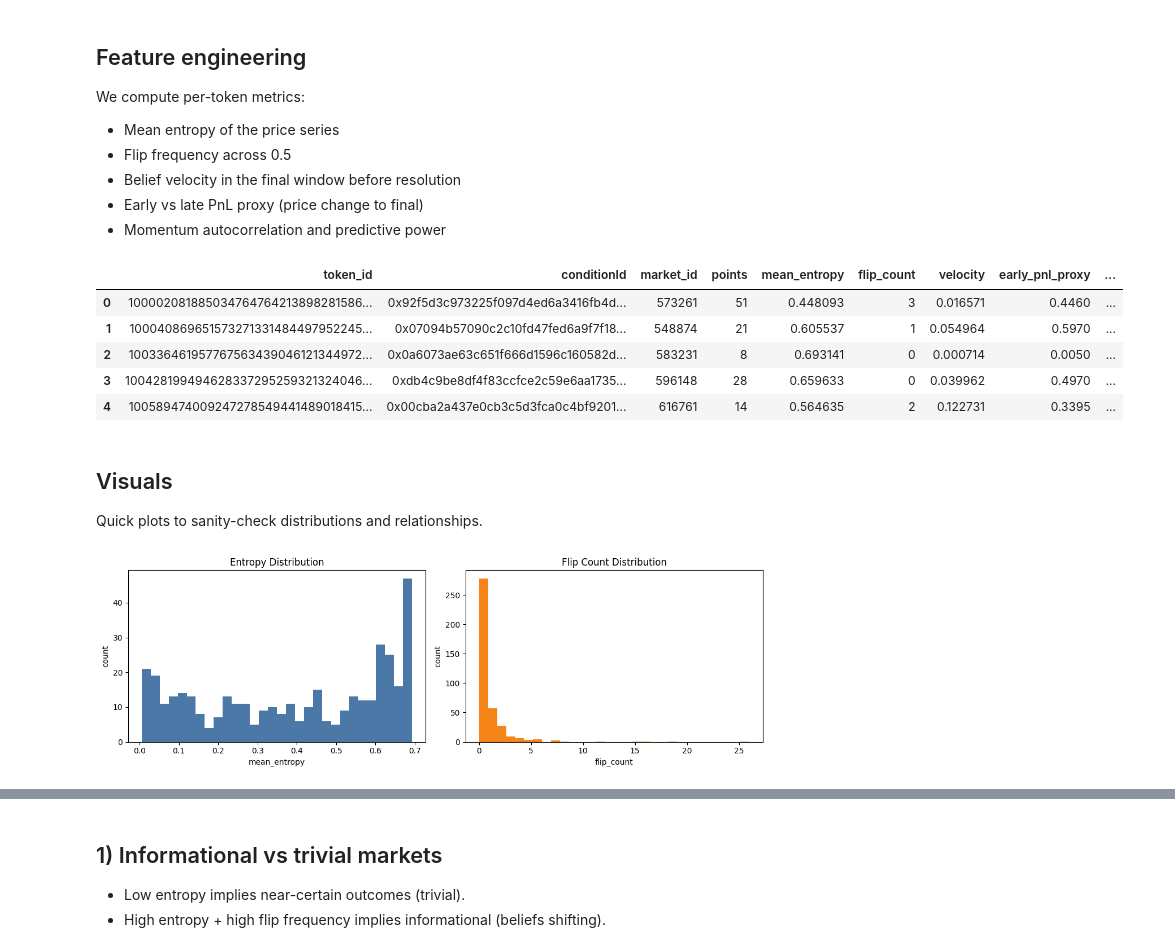
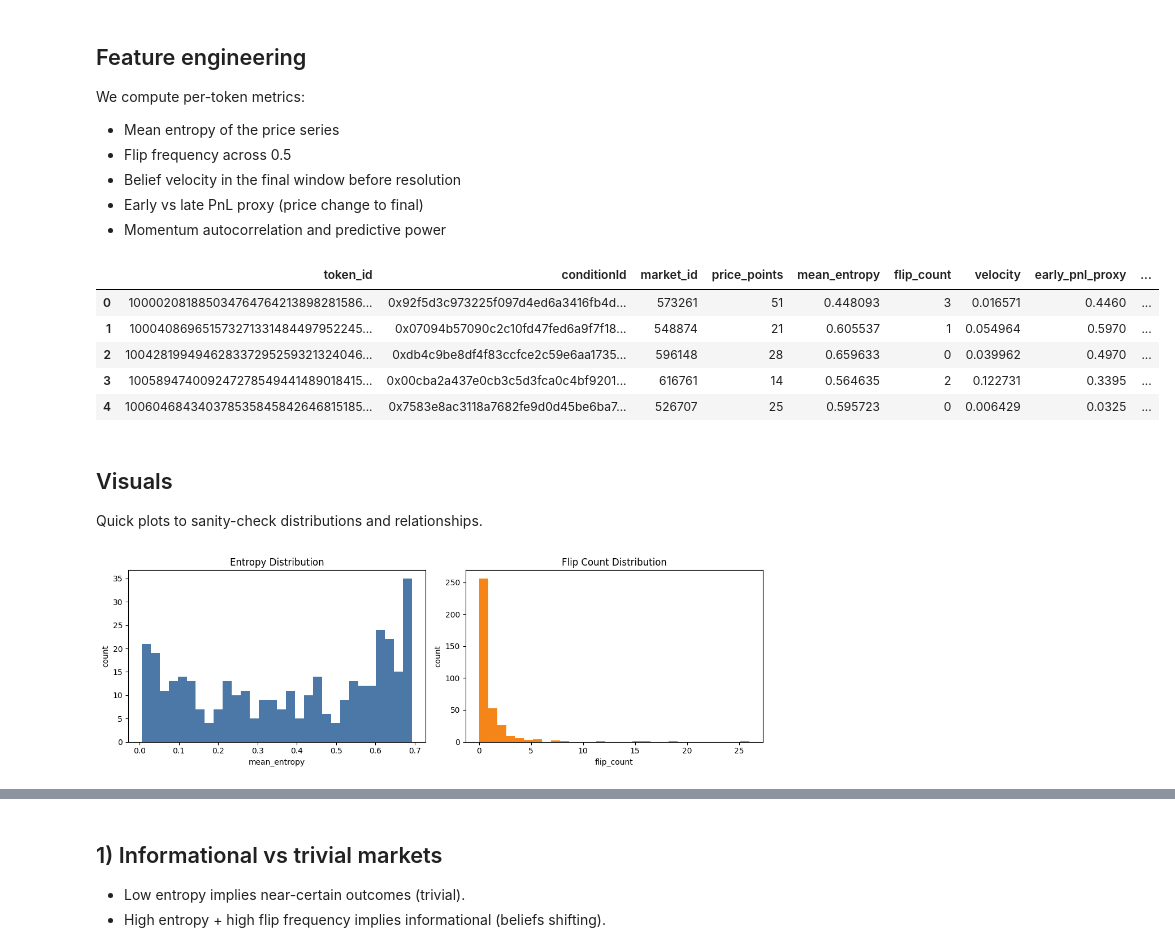
Before and after one commit to AksharRavichandran/Polymarket_Social_Signals, a Jupyter notebook: notebooks/momentum_analysis/momentum_analysis.ipynb, the cells around one changed output, grey strips where cells are left out. Cells and saved outputs as stored; diff of their text form; code cells hidden in the pictures.

```diff
--- a/notebooks/momentum_analysis/momentum_analysis.ipynb
+++ b/notebooks/momentum_analysis/momentum_analysis.ipynb
@@ -245,40 +245,40 @@ for token_id, g in token_groups:
     prices = g['price'].to_numpy()
     if len(prices) < MIN_POINTS:
         continue
     cid = g['conditionId'].iloc[0]
     resolution_time = get_resolution_time(markets_df, cid)
     mean_entropy = float(np.mean(entropy(prices)))
     flips = int(flip_frequency(prices))
     velocity = belief_velocity(g['timestamp'], prices, resolution_time)
     early_pnl, late_pnl = early_late_pnl(prices)
     autocorr, pred = momentum_metrics(prices)
     rows.append({
         'token_id': token_id,
         'conditionId': cid,
         'market_id': g['market_id'].iloc[0],
-        'points': len(prices),
+        'price_points': len(prices),
         'mean_entropy': mean_entropy,
         'flip_count': flips,
         'velocity': velocity,
         'early_pnl_proxy': early_pnl,
         'late_pnl_proxy': late_pnl,
         'autocorr': autocorr,
         'pred_power': pred,
         'final_price': prices[-1],
     })
 
 metrics = pd.DataFrame(rows)
 question_map = _question_map(markets_df)
 metrics['question'] = metrics['conditionId'].astype(str).map(question_map)
 metrics.loc[metrics['question'].isna(), 'question'] = metrics['market_id'].astype(str).map(question_map)
 metrics.head()
 # %% [output]
-|  | token_id | conditionId | market_id | points | mean_entropy | flip_count | velocity | early_pnl_proxy | ... |
+|  | token_id | conditionId | market_id | price_points | mean_entropy | flip_count | velocity | early_pnl_proxy | ... |
 | 0 | 100002081885034764764213898281586... | 0x92f5d3c973225f097d4ed6a3416fb4d... | 573261 | 51 | 0.448093 | 3 | 0.016571 | 0.4460 | ... |
 | 1 | 100040869651573271331484497952245... | 0x07094b57090c2c10fd47fed6a9f7f18... | 548874 | 21 | 0.605537 | 1 | 0.054964 | 0.5970 | ... |
-| 2 | 100336461957767563439046121344972... | 0x0a6073ae63c651f666d1596c160582d... | 583231 | 8 | 0.693141 | 0 | 0.000714 | 0.0050 | ... |
-| 3 | 100428199494628337295259321324046... | 0xdb4c9be8df4f83ccfce2c59e6aa1735... | 596148 | 28 | 0.659633 | 0 | 0.039962 | 0.4970 | ... |
-| 4 | 100589474009247278549441489018415... | 0x00cba2a437e0cb3c5d3fca0c4bf9201... | 616761 | 14 | 0.564635 | 2 | 0.122731 | 0.3395 | ... |
+| 2 | 100428199494628337295259321324046... | 0xdb4c9be8df4f83ccfce2c59e6aa1735... | 596148 | 28 | 0.659633 | 0 | 0.039962 | 0.4970 | ... |
+| 3 | 100589474009247278549441489018415... | 0x00cba2a437e0cb3c5d3fca0c4bf9201... | 616761 | 14 | 0.564635 | 2 | 0.122731 | 0.3395 | ... |
+| 4 | 100604684340378535845842646815185... | 0x7583e8ac3118a7682fe9d0d45be6ba7... | 526707 | 25 | 0.595723 | 0 | 0.006429 | 0.0325 | ... |
 # %% [markdown]
 ## Visuals
 Quick plots to sanity-check distributions and relationships.
@@ -296,7 +296,7 @@ axes[1].set_ylabel('count')
 
 plt.tight_layout()
 # %% [output]
-[figure, old version]
+[figure, new version]
 # %%
 plt.figure(figsize=(6, 5))
 plt.scatter(metrics['mean_entropy'], metrics['flip_count'], s=20, alpha=0.6)
```
Also changed, not shown: parts of 15 cells of this notebook, 1 other file.
